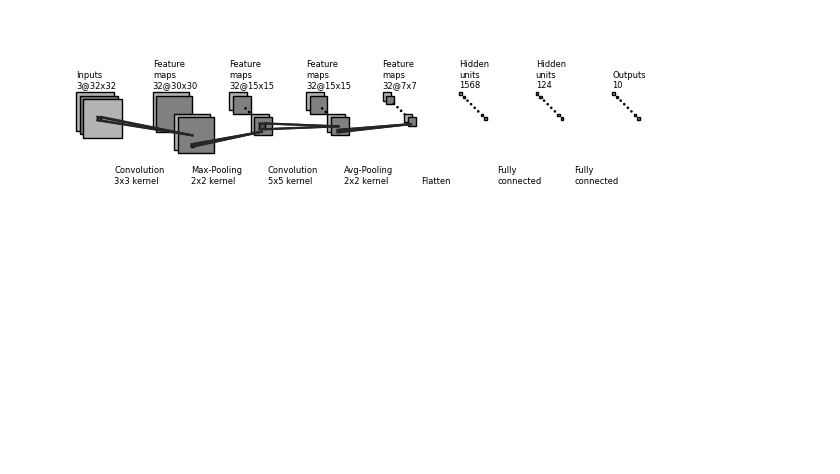
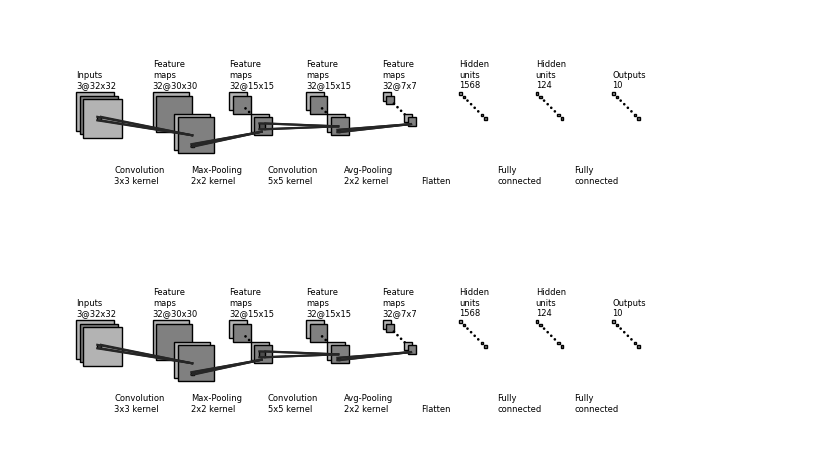
Before and after one commit to rtavenar/draw_convnet, a Jupyter notebook: example.ipynb, the cells around one changed output. Saved outputs shown, nothing was run; the diff lists cells and outputs as text; code cells hidden in the pictures; blank space fills up the shorter version.

Commit message:
add pytorch support (todo: modify README.md)

```diff
--- a/example.ipynb
+++ b/example.ipynb
@@ -37,2 +42,21 @@ plot_keras_convnet(model, font_size=6)
 # %% [output]
 [figure]
+# %%
+import torch
+import torch.nn as nn
+
+input_image = torch.randn(3, 32, 32)  # (C, H, W)
+model = nn.Sequential(
+    nn.Conv2d(in_channels=3, out_channels=32, kernel_size=3, padding="valid"),
+    nn.MaxPool2d(kernel_size=2),
+    nn.Conv2d(in_channels=32, out_channels=32, kernel_size=5, padding="same"),
+    nn.AvgPool2d(kernel_size=2),
+    nn.Flatten(),  # if image shape==(3, 32, 32), Flatten gives (1, 1568)
+    nn.Linear(in_features=1568, out_features=124),
+    nn.Linear(in_features=124, out_features=10),
+)
+# %%
+from draw_convnet import plot_pytorch_convnet
+plot_pytorch_convnet(input_image, model, font_size=6)
+# %% [output]
+[figure, added]
```
Also changed, not shown: parts of 2 cells of this notebook, 4 other files.
